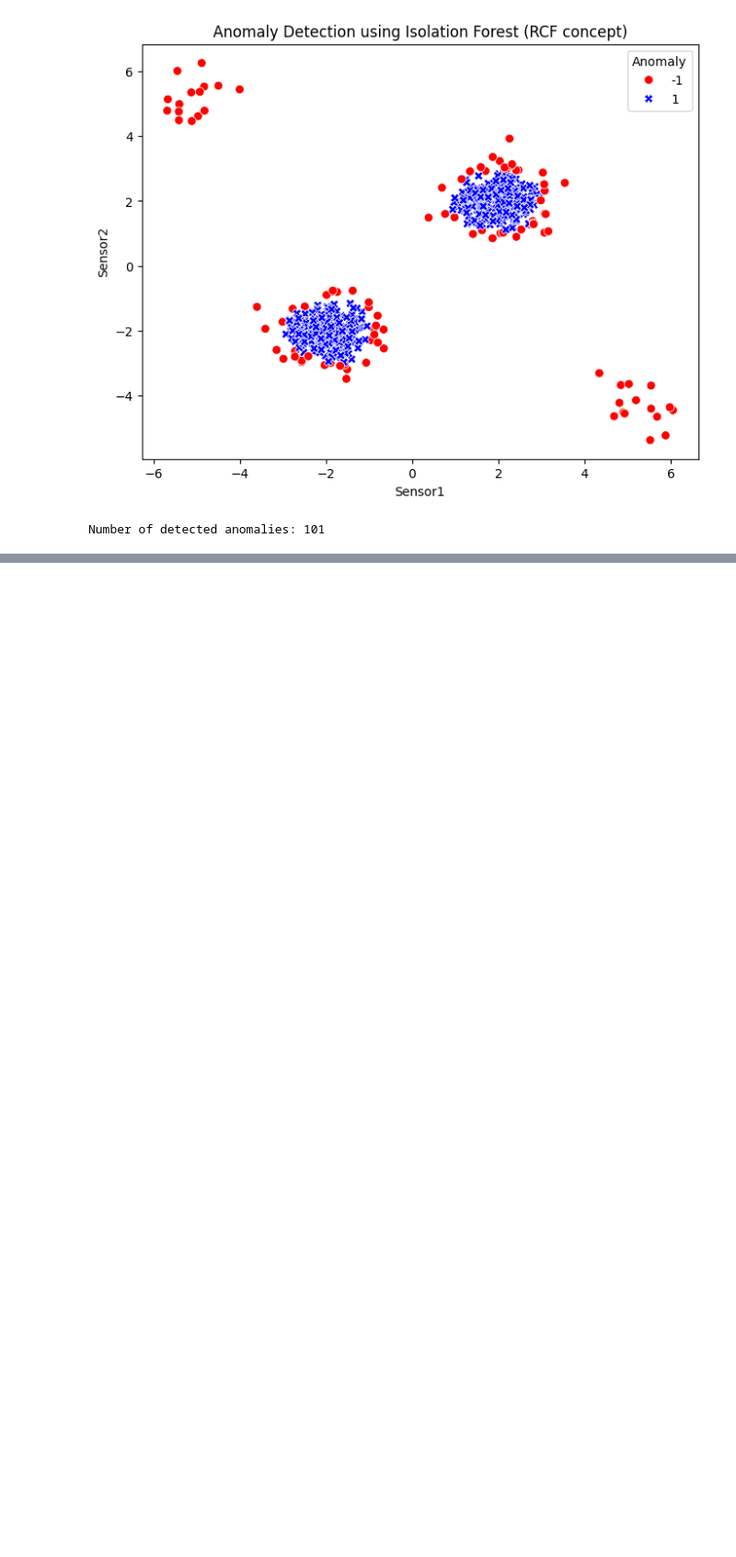
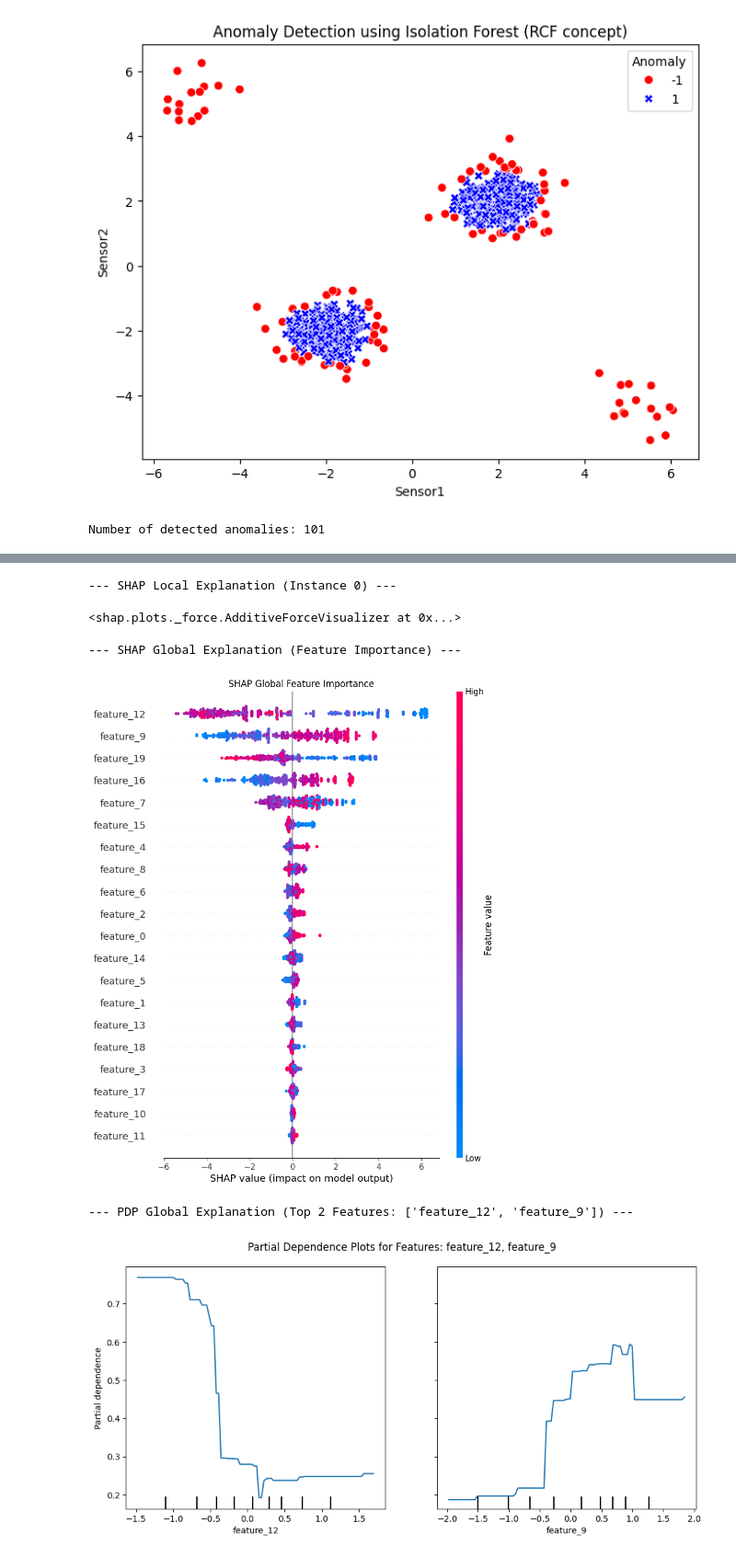
Before and after one commit to plaussermair/aws-mle-practice, a Jupyter notebook: Practice Exam 4 Recap.ipynb, the cells around one changed output, grey strips where cells are left out. Shown: that part at 92% size. Cells and saved outputs as stored; diff of their text form; code cells hidden in the pictures; blank space fills up the shorter version.

```diff
--- a/Practice Exam 4 Recap.ipynb
+++ b/Practice Exam 4 Recap.ipynb
@@ -314,0 +499,54 @@ Number of detected anomalies: 101
+# %%
+# --- Use the trained XGBoost model ---
+# Ensure data passed to explainer is the same format as training data (numpy array here)
+explainer = shap.TreeExplainer(xgb_model, X_train_scaled)
+# Ensure data passed for SHAP values is also the same format
+shap_values = explainer.shap_values(X_test_scaled)
+
+# Convert scaled test data back to DataFrame for feature names in plots
+X_test_scaled_df = pd.DataFrame(X_test_scaled, columns=X_test.columns)
+
+# --- Local Explanation (SHAP Force Plot for one instance) ---
+instance_index = 0 # Explain the first instance in the test set
+print(f"\n--- SHAP Local Explanation (Instance {instance_index}) ---")
+# Use the DataFrame version for feature names display
+display(shap.force_plot(explainer.expected_value, shap_values[instance_index,:], X_test_scaled_df.iloc[instance_index,:]))
+
+# --- Global Explanation (SHAP Summary Plot) ---
+print("\n--- SHAP Global Explanation (Feature Importance) ---")
+shap.summary_plot(shap_values, X_test_scaled_df, show=False)
+plt.title("SHAP Global Feature Importance")
+plt.show()
+
+# --- Global Explanation (Partial Dependence Plot - PDP) ---
+# Let's look at the top 2 features from SHAP summary plot
+# Note: SHAP plot might reorder features, manually check the plot output for top features
+# Need to get feature indices based on importance from SHAP values
+feature_importance_order = np.argsort(np.abs(shap_values).mean(0))[::-1]
+top_features_indices = feature_importance_order[:2]
+top_features_names = X_test_scaled_df.columns[top_features_indices].tolist()
+
+print(f"\n--- PDP Global Explanation (Top 2 Features: {top_features_names}) ---")
+
+fig, ax = plt.subplots(figsize=(12, 5)) # Adjusted figure size
+try:
+    display_pdp = PartialDependenceDisplay.from_estimator(
+        xgb_model,
+        X_test_scaled, # Use the numpy array here as expected by from_estimator
+        features=top_features_indices, # Indices of features
+        feature_names=X_test_scaled_df.columns.tolist(), # Original feature names for labeling
+        ax=ax
+    )
+    plt.suptitle(f"Partial Dependence Plots for Features: {', '.join(top_features_names)}")
+    plt.subplots_adjust(top=0.9) # Adjust title position
+    plt.show()
+except Exception as e:
+    print(f"Could not generate PDP plot: {e}") # Add error handling
+    # Common issue: Categorical features if not handled correctly before scaling/modeling
+# %% [output]
+--- SHAP Local Explanation (Instance 0) ---
+<shap.plots._force.AdditiveForceVisualizer at 0x...>
+--- SHAP Global Explanation (Feature Importance) ---
+[figure, added]
+--- PDP Global Explanation (Top 2 Features: ['feature_12', 'feature_9']) ---
+[figure, added]
```
Also changed, not shown: parts of 10 cells of this notebook.
